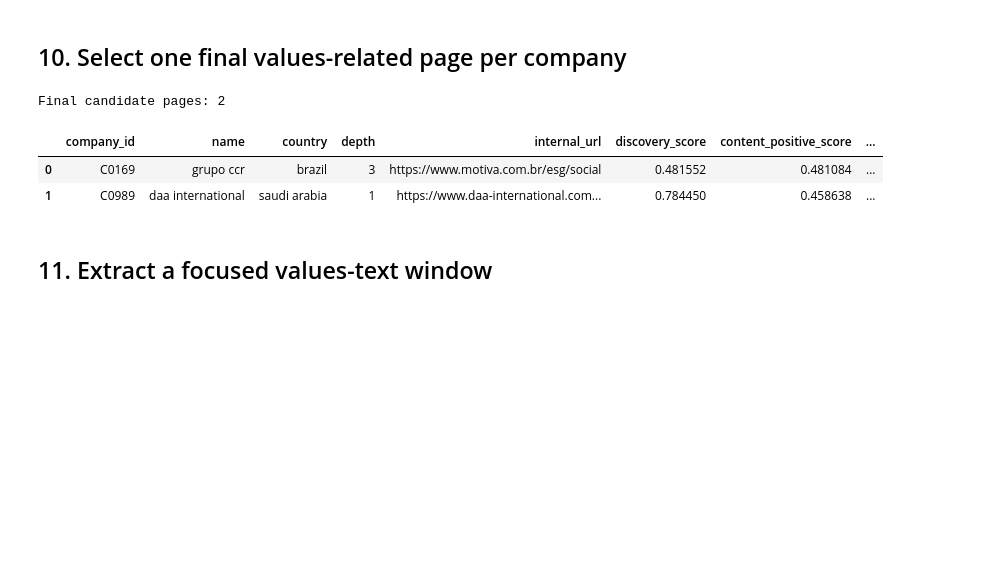
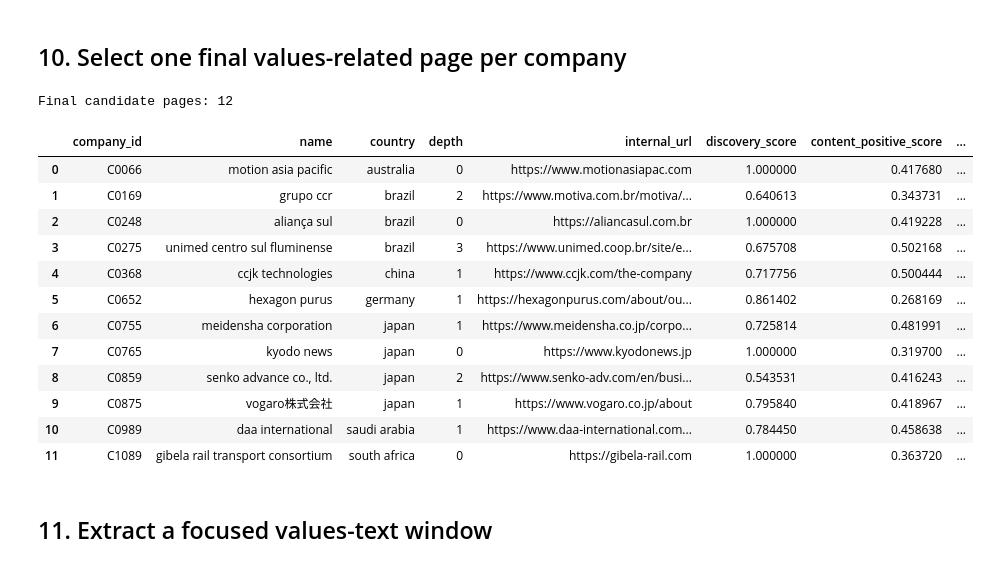
Before and after one commit to namanhtran200421/testing_ground, a Jupyter notebook: notebooks/02_multilingual_targeted_values_crawler.ipynb, the cells around one changed output. Cells and saved outputs as stored; diff of their text form; code cells hidden in the pictures; blank space fills up the shorter version.

```diff
--- a/notebooks/02_multilingual_targeted_values_crawler.ipynb
+++ b/notebooks/02_multilingual_targeted_values_crawler.ipynb
@@ -386,6 +399,11 @@ for path in [
     TRANSLATION_CACHE_CSV,
 ]:
     path.parent.mkdir(parents=True, exist_ok=True)
+# %%
+def get_normalised_url_path(url: str) -> str:
+    path = get_url_path(url).lower()
+    path = re.sub(r"\.(html?|php|aspx?)$", "", path)
+    return path.rstrip("/")
 # %% [markdown]
 ## 2. Load and prepare company input
 # %%
@@ -1904,6 +2089,12 @@ page_value_evidence = (
     df_valid_pages["candidate_section_text"]
     .apply(calculate_value_evidence)
     .apply(pd.Series)
+    .rename(
+        columns={
+            "contains_value_signal":
+                "contains_explicit_value_evidence"
+        }
+    )
 )
 
 df_valid_pages = pd.concat(
@@ -1914,23 +2105,19 @@ df_valid_pages = pd.concat(
     axis=1,
 )
 
-# Multilingual semantic acceptance rule
-df_valid_pages["contains_value_signal"] = (
-    # Strong explicit heading
+df_valid_pages["passes_semantic_rule"] = (
     (
         (df_valid_pages["heading_similarity_score"] >= 0.70)
         & (df_valid_pages["section_positive_score"] >= 0.40)
         & (df_valid_pages["section_semantic_margin"] >= 0.05)
     )
     |
-    # Moderate heading requires stronger contextual evidence
     (
         (df_valid_pages["heading_similarity_score"] >= 0.50)
         & (df_valid_pages["section_positive_score"] >= 0.42)
         & (df_valid_pages["section_semantic_margin"] >= 0.12)
     )
     |
-    # Weak multilingual heading must have extremely strong section evidence
     (
         (df_valid_pages["heading_similarity_score"] >= 0.38)
         & (df_valid_pages["section_positive_score"] >= 0.50)
@@ -1938,7 +2125,30 @@ df_valid_pages["contains_value_signal"] = (
     )
 )
 
-# Reject pages that do not have enough values-related evidence
+df_valid_pages["contains_value_signal"] = (
+    # Strong semantic evidence, regardless of language
+    (
+        (df_valid_pages["heading_similarity_score"] >= 0.70)
+        & (df_valid_pages["section_positive_score"] >= 0.42)
+        & (df_valid_pages["section_semantic_margin"] >= 0.10)
+    )
+    |
+    # Moderate multilingual heading with strong section evidence
+    (
+        (df_valid_pages["heading_similarity_score"] >= 0.50)
+        & (df_valid_pages["section_positive_score"] >= 0.48)
+        & (df_valid_pages["section_semantic_margin"] >= 0.16)
+    )
+    |
+    # Explicit English value evidence can rescue borderline results
+    (
+        df_valid_pages["contains_explicit_value_evidence"]
+        & (df_valid_pages["heading_similarity_score"] >= 0.45)
+        & (df_valid_pages["section_positive_score"] >= 0.42)
+        & (df_valid_pages["section_semantic_margin"] >= 0.10)
+    )
+)
+
 df_valid_pages = df_valid_pages.loc[
     df_valid_pages["contains_value_signal"]
 ].copy()
@@ -1977,36 +2187,46 @@ production_final_df = (
     .rename(
         columns={
             "url": "internal_url",
             "fetch_url": "candidate_fetch_url",
             "status_code": "candidate_status_code",
             "page_text": "candidate_text_full",
             "candidate_section_text": "candidate_text",
             "crawl_error": "candidate_error",
         }
     )
     .reset_index(drop=True)
 )
 
 print("Final candidate pages:", len(production_final_df))
 production_final_df[
     [
         "company_id",
         "name",
         "country",
         "depth",
         "internal_url",
         "discovery_score",
        "content_positive_score",
 "content_negative_score",
 "semantic_margin",
         "matched_theme",
     ]
 ].head(20)
 # %% [output]
-Final candidate pages: 2
+Final candidate pages: 12
 |  | company_id | name | country | depth | internal_url | discovery_score | content_positive_score | ... |
-| 0 | C0169 | grupo ccr | brazil | 3 | https://www.motiva.com.br/esg/social | 0.481552 | 0.481084 | ... |
-| 1 | C0989 | daa international | saudi arabia | 1 | https://www.daa-international.com... | 0.784450 | 0.458638 | ... |
+| 0 | C0066 | motion asia pacific | australia | 0 | https://www.motionasiapac.com | 1.000000 | 0.417680 | ... |
+| 1 | C0169 | grupo ccr | brazil | 2 | https://www.motiva.com.br/motiva/... | 0.640613 | 0.343731 | ... |
+| 2 | C0248 | aliança sul | brazil | 0 | https://aliancasul.com.br | 1.000000 | 0.419228 | ... |
+| 3 | C0275 | unimed centro sul fluminense | brazil | 3 | https://www.unimed.coop.br/site/e... | 0.675708 | 0.502168 | ... |
+| 4 | C0368 | ccjk technologies | china | 1 | https://www.ccjk.com/the-company | 0.717756 | 0.500444 | ... |
+| 5 | C0652 | hexagon purus | germany | 1 | https://hexagonpurus.com/about/ou... | 0.861402 | 0.268169 | ... |
+| 6 | C0755 | meidensha corporation | japan | 1 | https://www.meidensha.co.jp/corpo... | 0.725814 | 0.481991 | ... |
+| 7 | C0765 | kyodo news | japan | 0 | https://www.kyodonews.jp | 1.000000 | 0.319700 | ... |
+| 8 | C0859 | senko advance co., ltd. | japan | 2 | https://www.senko-adv.com/en/busi... | 0.543531 | 0.416243 | ... |
+| 9 | C0875 | vogaro株式会社 | japan | 1 | https://www.vogaro.co.jp/about | 0.795840 | 0.418967 | ... |
+| 10 | C0989 | daa international | saudi arabia | 1 | https://www.daa-international.com... | 0.784450 | 0.458638 | ... |
+| 11 | C1089 | gibela rail transport consortium | south africa | 0 | https://gibela-rail.com | 1.000000 | 0.363720 | ... |
 # %% [markdown]
 ## 11. Extract a focused values-text window
 # %%
```
Also changed, not shown: parts of 13 cells of this notebook, 1 other file.
